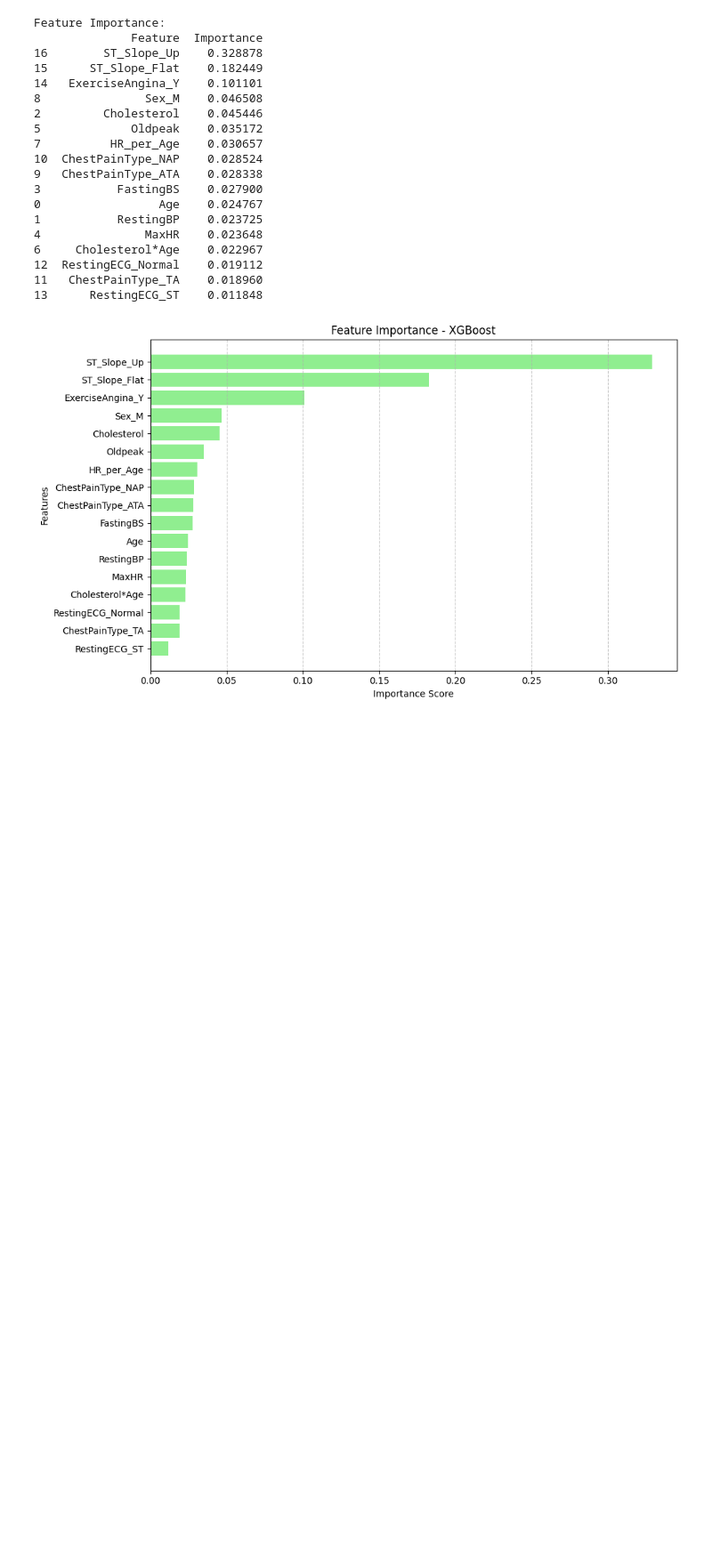
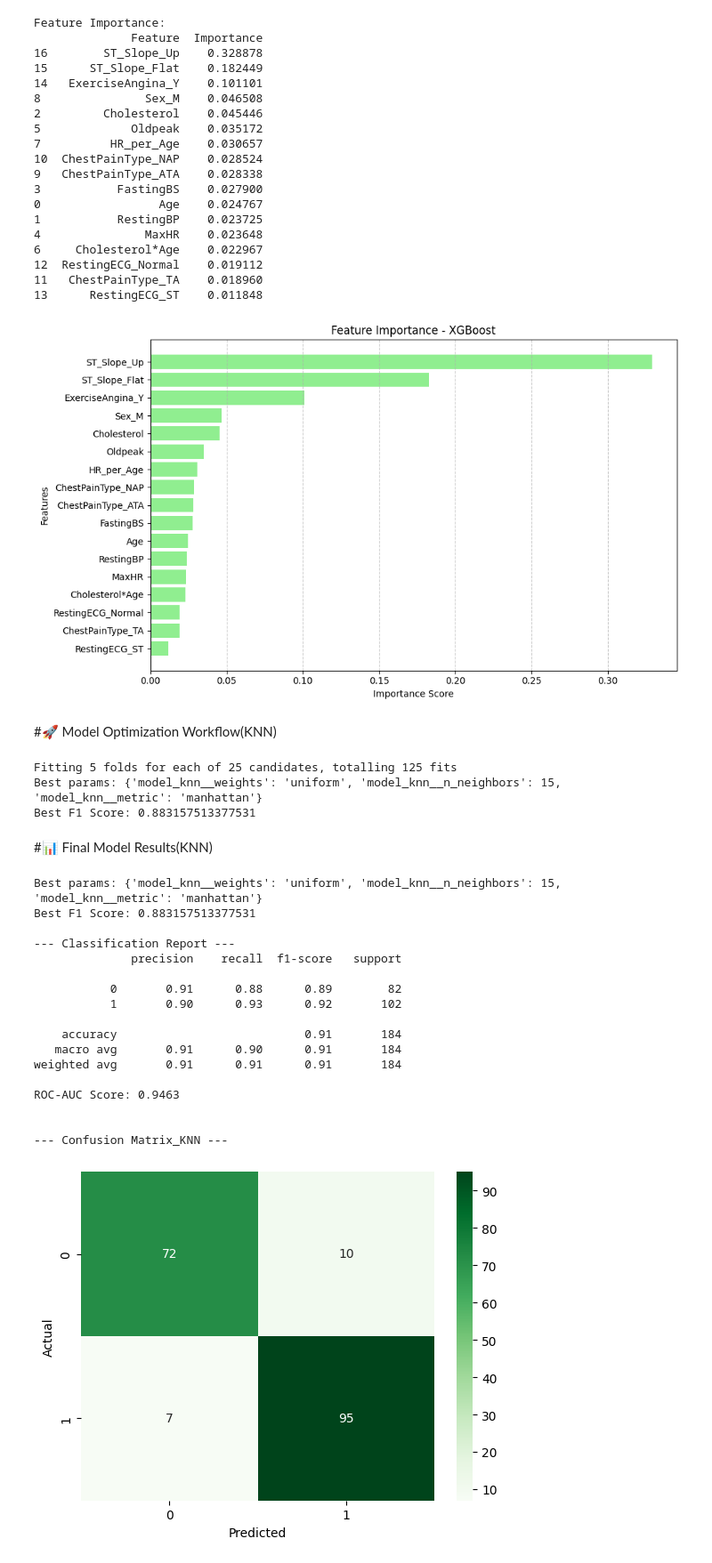
Before and after one commit to Ali13fffff/Heart-Disease-Prediction2, a Jupyter notebook: heart_disease_modeling.ipynb, the cells around one changed output. Shown at 89% size. Drawn from its saved outputs; the diff is of its cells as text; code cells hidden in the pictures; blank space fills up the shorter version.

```diff
--- a/heart_disease_modeling.ipynb
+++ b/heart_disease_modeling.ipynb
@@ -315,3 +320,80 @@ Feature Importance:
 11   ChestPainType_TA    0.018960
 13      RestingECG_ST    0.011848
 [figure]
+# %% [markdown]
+#🚀 Model Optimization Workflow(KNN)
+# %%
+
+
+
+pipeline_knn =Pipeline([
+    ('scaler_knn', StandardScaler()),
+    ('smote_knn', SMOTE(random_state=42)),
+    ('model_knn', KNeighborsClassifier())
+])
+
+param_grid_knn = {
+    'model_knn__n_neighbors': [3, 5, 7, 9, 11, 13, 15],
+    'model_knn__weights': ['uniform', 'distance'],
+    'model_knn__metric': ['euclidean', 'manhattan', 'minkowski']
+}
+
+knn_cv = RandomizedSearchCV(
+    estimator=pipeline_knn,
+    param_distributions=param_grid_knn,
+    n_iter=25,
+    scoring='f1',
+    cv=5,
+    n_jobs=-1,
+    random_state=42,
+    verbose=1
+)
+
+knn_cv.fit(X_train, y_train)
+
+print("Best params:", knn_cv.best_params_)
+print("Best F1 Score:", knn_cv.best_score_)
+# %% [output]
+Fitting 5 folds for each of 25 candidates, totalling 125 fits
+Best params: {'model_knn__weights': 'uniform', 'model_knn__n_neighbors': 15, 'model_knn__metric': 'manhattan'}
+Best F1 Score: 0.883157513377531
+# %% [markdown]
+#📊 Final Model Results(KNN)
+# %%
+best_model_knn = knn_cv.best_estimator_
+y_pred_knn = best_model_knn.predict(X_test)
+y_pred_proba_knn = best_model_knn.predict_proba(X_test)[:, 1]
+
+print(f"Best params: {knn_cv.best_params_}")
+print(f"Best F1 Score: {knn_cv.best_score_}")
+
+print("\n--- Classification Report ---")
+print(classification_report(y_test, y_pred_knn))
+
+roc_auc_knn = roc_auc_score(y_test, y_pred_proba_knn)
+print(f"ROC-AUC Score: {roc_auc_knn:.4f}\n")
+
+print("\n--- Confusion Matrix_KNN ---")
+sns.heatmap(confusion_matrix(y_test, y_pred_knn), annot=True, fmt='d', cmap='Greens')
+plt.xlabel('Predicted')
+plt.ylabel('Actual')
+plt.show()
+# %% [output]
+Best params: {'model_knn__weights': 'uniform', 'model_knn__n_neighbors': 15, 'model_knn__metric': 'manhattan'}
+Best F1 Score: 0.883157513377531
+
+--- Classification Report ---
+              precision    recall  f1-score   support
+
+           0       0.91      0.88      0.89        82
+           1       0.90      0.93      0.92       102
+
+    accuracy                           0.91       184
+   macro avg       0.91      0.90      0.91       184
+weighted avg       0.91      0.91      0.91       184
+
+ROC-AUC Score: 0.9463
+
+
+--- Confusion Matrix_KNN ---
+[figure, added]
```
Also changed, not shown: parts of 17 cells of this notebook.
